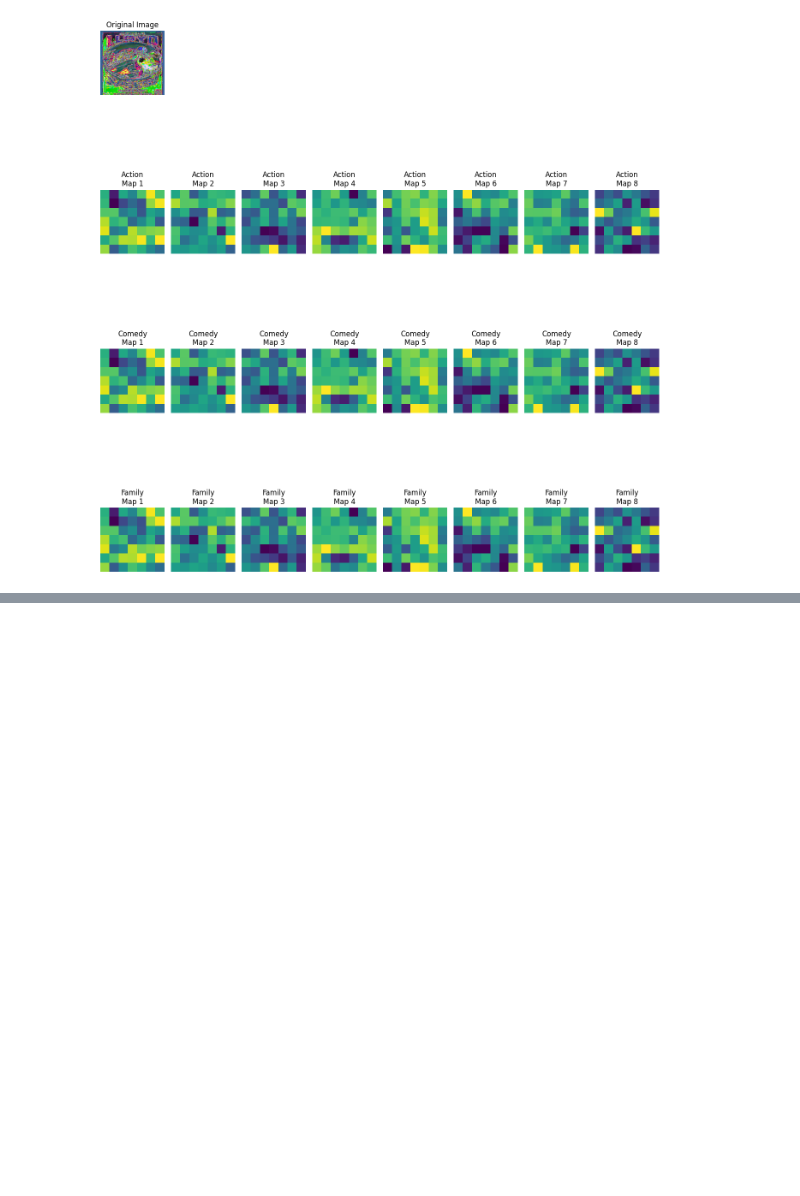
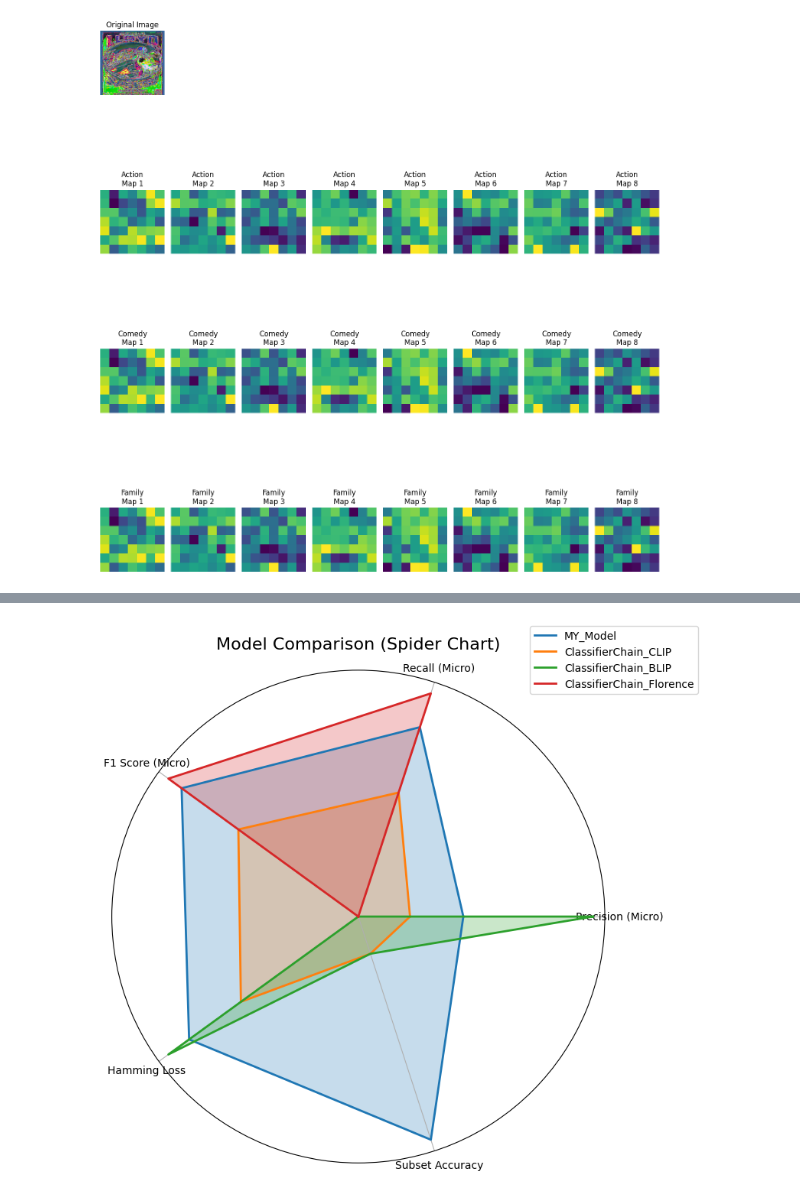
Before and after one commit to hyun7931/20242R0136COSE47402, a Jupyter notebook: FinalProject/DL_finalproject_2022320009.ipynb, the cells around one changed output, grey strips where cells are left out. Saved outputs shown, nothing was run; the diff lists cells and outputs as text; code cells hidden in the pictures; blank space fills up the shorter version.

Commit message:
1210 add compare w other models

```diff
--- a/FinalProject/DL_finalproject_2022320009.ipynb
+++ b/FinalProject/DL_finalproject_2022320009.ipynb
@@ -1197,0 +1178,4 @@ Processing imdbId: 19412
+# %%
+for pixel_values, labels in train_loader:
+    print(f"Labels Shape: {labels.shape}")  # torch.Size([batch_size, num_genres])
+    break
@@ -1197,0 +1278,12 @@ Processing imdbId: 19412
+# %%
+optimizer_chain_model = optim.Adam(chain_model.parameters(), lr=0.0005) #기존 내 모델의 oprimizer 초기화
+# %%
+num_genres = 16
+my_chain_model = ClassifierChainModel2(vision_model, num_genres).to('cuda')
+# %%
+models = {
+    "MY_Model": (my_chain_model, optimizer_chain_model),
+    "ClassifierChain_CLIP": (clip_chain_model, optimizer_clip),
+    "ClassifierChain_BLIP": (blip_chain_model, optimizer_blip),
+    "ClassifierChain_Florence": (florence_chain_model, optimizer_florence),
+}
@@ -1197,0 +1377,47 @@ Processing imdbId: 19412
+# %%
+import matplotlib.pyplot as plt
+import numpy as np
+
+# 주요 지표 선택
+metrics = ["Precision (Micro)", "Recall (Micro)", "F1 Score (Micro)",
+           "Hamming Loss", "Subset Accuracy"]
+models = df.index.tolist()
+
+# 데이터를 정규화 (0~1 사이로 변환) - 스파이더 차트에 적합하게 만들기
+normalized_data = df[metrics].copy()
+for col in metrics:
+    if col == "Hamming Loss":  # Hamming Loss는 낮을수록 좋으므로 반대로 정규화
+        normalized_data[col] = 1 - (normalized_data[col] - normalized_data[col].min()) / (normalized_data[col].max() - normalized_data[col].min())
+    else:  # 다른 지표는 높을수록 좋으므로 그대로 정규화
+        normalized_data[col] = (normalized_data[col] - normalized_data[col].min()) / (normalized_data[col].max() - normalized_data[col].min())
+
+# 스파이더 차트 데이터 준비
+values = normalized_data.values
+num_vars = len(metrics)
+
+# 각 지표의 각도를 계산
+angles = np.linspace(0, 2 * np.pi, num_vars, endpoint=False).tolist()
+angles += angles[:1]  # 마지막 지표에서 시작점으로 돌아오기 위해 추가
+
+# 스파이더 차트 그리기
+fig, ax = plt.subplots(figsize=(8, 8), subplot_kw=dict(polar=True))
+
+# 모델별로 데이터 추가
+for idx, model_name in enumerate(models):
+    data = values[idx].tolist()
+    data += data[:1]  # 시작점으로 돌아오기 위해 추가
+    ax.plot(angles, data, linewidth=2, label=model_name)
+    ax.fill(angles, data, alpha=0.25)  # 내부 채우기
+
+# 각 지표 레이블 설정
+ax.set_yticks([])  # 내부 원 레이블 제거
+ax.set_xticks(angles[:-1])
+ax.set_xticklabels(metrics, fontsize=10)
+
+# 제목 및 범례 설정
+plt.title("Model Comparison (Spider Chart)", fontsize=16, pad=20)
+ax.legend(loc="upper right", bbox_to_anchor=(1.2, 1.1), fontsize=10)
+plt.tight_layout()
+plt.show()
+# %% [output]
+[figure, added]
```
Also changed, not shown: parts of 20 cells of this notebook, 4 other files.
